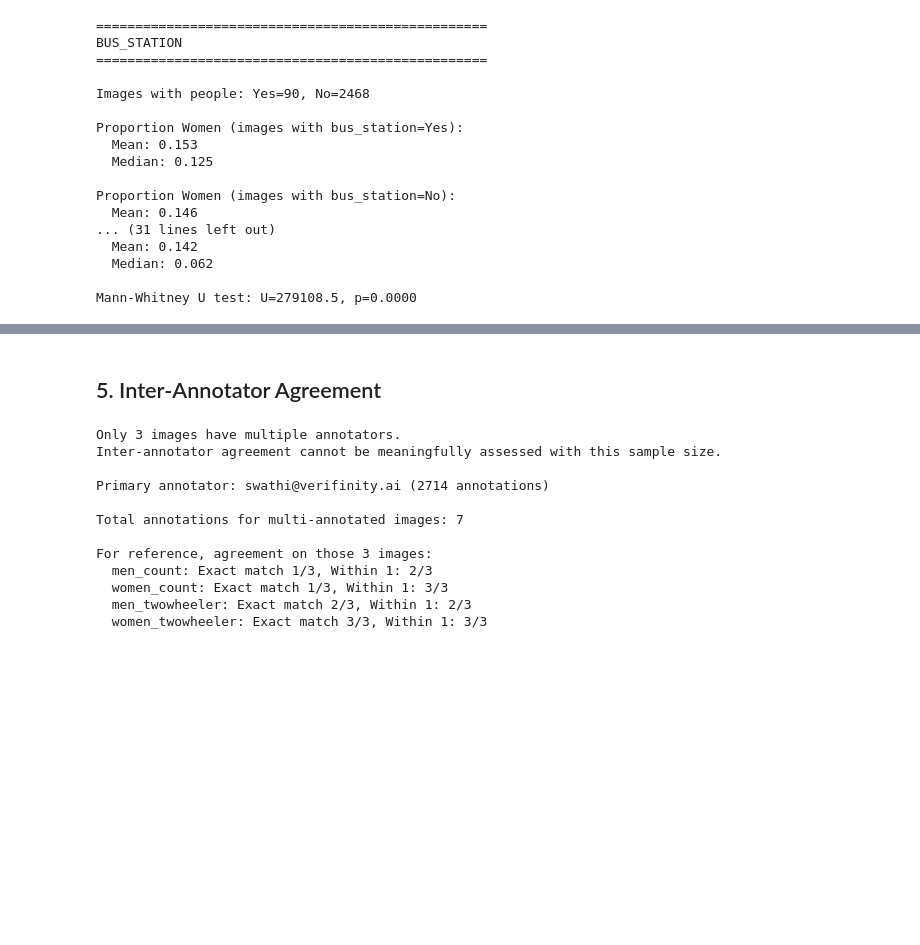
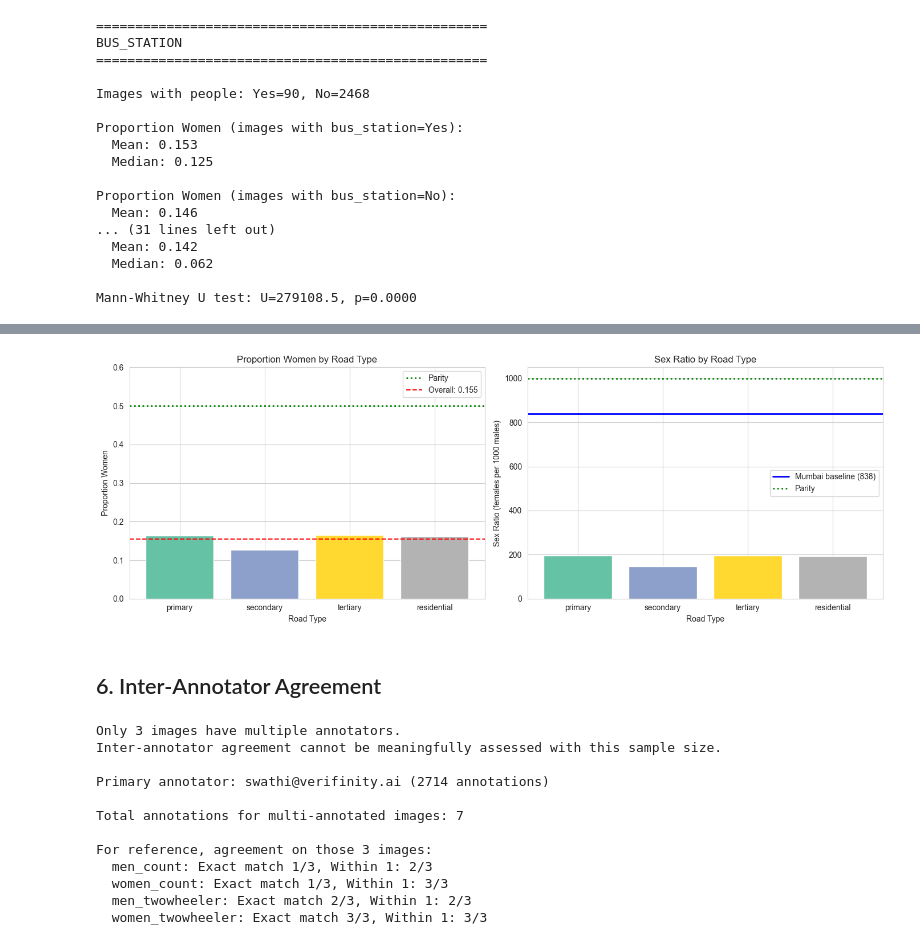
Before and after one commit to geosensing/missing_women, a Jupyter notebook: scripts/analysis/mumbai_annotations.ipynb, the cells around one changed output, grey strips where cells are left out. Saved outputs shown, nothing was run; the diff lists cells and outputs as text; code cells hidden in the pictures; blank space fills up the shorter version.

Commit message:
add analysis by road type + move maps to maps subfolder

```diff
--- a/scripts/analysis/mumbai_annotations.ipynb
+++ b/scripts/analysis/mumbai_annotations.ipynb
@@ -511,0 +516,20 @@ Mann-Whitney U test: U=279108.5, p=0.0000
+# %%
+df_roadtype = pd.read_csv('../../data/mumbai_annotations_with_exif.csv')
+df_roadtype = df_roadtype[df_roadtype['region'] == 'mumbai']
+df_roadtype = df_roadtype.dropna(subset=['road_type'])
+
+TARGET_ROAD_TYPES = ['primary', 'secondary', 'tertiary', 'residential']
+df_roadtype = df_roadtype[df_roadtype['road_type'].isin(TARGET_ROAD_TYPES)]
+
+for col in count_cols:
+    if col in df_roadtype.columns:
+        df_roadtype[col] = df_roadtype[col].fillna(0)
+
+df_roadtype['total_women'] = df_roadtype['women_count'] + df_roadtype['women_twowheeler']
+df_roadtype['total_men'] = df_roadtype['men_count'] + df_roadtype['men_twowheeler']
+df_roadtype['total_people'] = df_roadtype['total_women'] + df_roadtype['total_men']
+df_roadtype['prop_women'] = df_roadtype['total_women'] / df_roadtype['total_people'].replace(0, np.nan)
+
+print(f"Annotations with valid road type in Mumbai: {len(df_roadtype)}")
+print(f"\nRoad type distribution:")
+print(df_roadtype['road_type'].value_counts())
@@ -512,5 +579,33 @@ Mann-Whitney U test: U=279108.5, p=0.0000
+# %%
+fig, axes = plt.subplots(1, 2, figsize=(14, 5))
+
+colors = plt.cm.Set2(np.linspace(0, 1, len(TARGET_ROAD_TYPES)))
+ax1 = axes[0]
+ax1.bar(roadtype_df['road_type'], roadtype_df['prop_women'], color=colors)
+ax1.axhline(0.5, color='green', linestyle=':', linewidth=2, label='Parity')
+overall_prop = df_roadtype[df_roadtype['total_people'] > 0]['total_women'].sum() / df_roadtype[df_roadtype['total_people'] > 0]['total_people'].sum()
+ax1.axhline(overall_prop, color='red', linestyle='--', label=f'Overall: {overall_prop:.3f}')
+ax1.set_xlabel('Road Type')
+ax1.set_ylabel('Proportion Women')
+ax1.set_title('Proportion Women by Road Type')
+ax1.legend()
+ax1.set_ylim(0, 0.6)
+
+ax2 = axes[1]
+ax2.bar(roadtype_df['road_type'], roadtype_df['sex_ratio'], color=colors)
+ax2.axhline(838, color='blue', linestyle='-', linewidth=2, label='Mumbai baseline (838)')
+ax2.axhline(1000, color='green', linestyle=':', linewidth=2, label='Parity')
+ax2.set_xlabel('Road Type')
+ax2.set_ylabel('Sex Ratio (females per 1000 males)')
+ax2.set_title('Sex Ratio by Road Type')
+ax2.legend()
+
+plt.tight_layout()
+plt.show()
+# %% [output]
+[figure, added]
 # %% [markdown]
-## 5. Inter-Annotator Agreement
+## 6. Inter-Annotator Agreement
 # %%
 multi_task_ids = multi_annotated.index.tolist()
 
```
Also changed, not shown: parts of 4 cells of this notebook, 13 other files.
